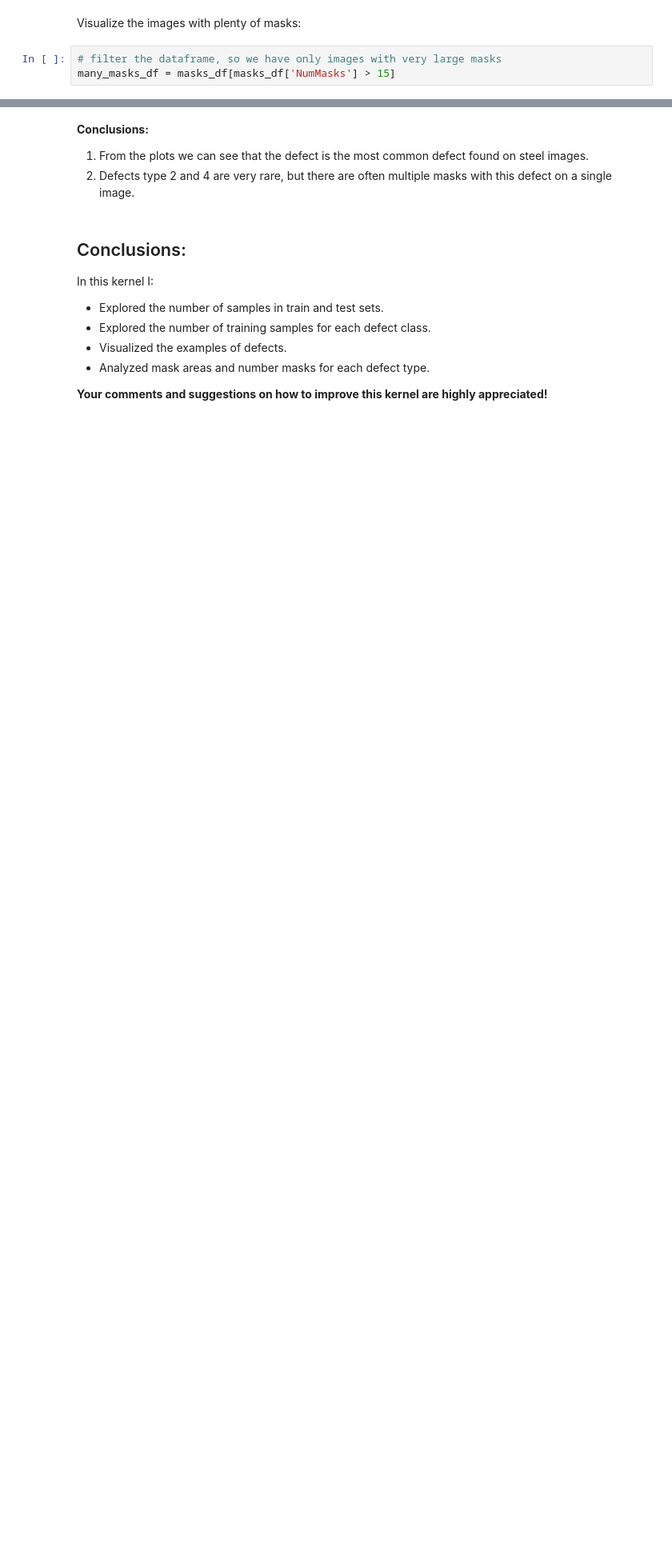
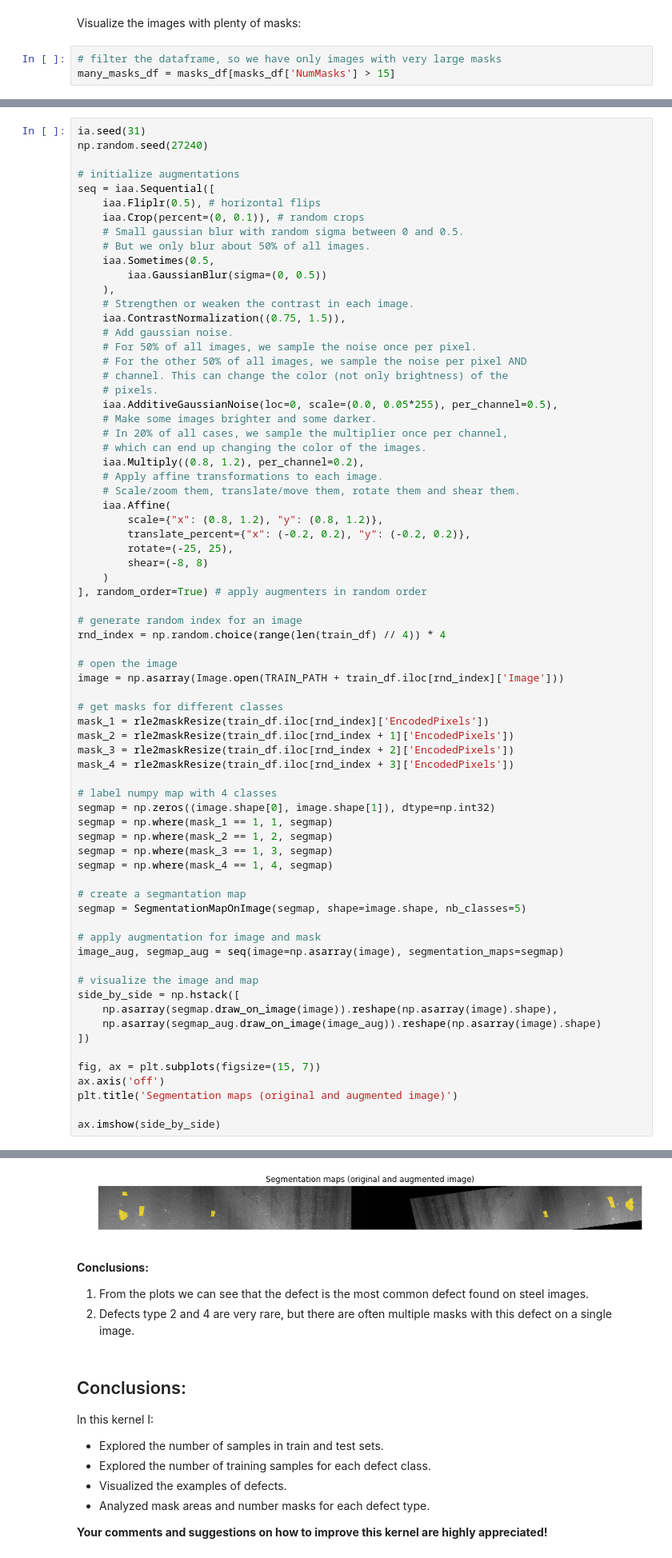
Before and after one commit to Lexie88rus/steel_defect_detection, a Jupyter notebook: steel-defect-detection-EDA.ipynb, the cells around one changed output, grey strips where cells are left out. Shown at 80% size. Saved outputs shown, nothing was run; the diff lists cells and outputs as text; blank space fills up the shorter version.

Commit message:
Updated the EDA: Added data augmentation examples with imgaug library.

```diff
--- a/steel-defect-detection-EDA.ipynb
+++ b/steel-defect-detection-EDA.ipynb
@@ -548,0 +553,72 @@ Comparing to the images with large area masks, I can say that in this competitio
+# %%
+ia.seed(31)
+np.random.seed(27240)
+
+# initialize augmentations
+seq = iaa.Sequential([
+    iaa.Fliplr(0.5), # horizontal flips
+    iaa.Crop(percent=(0, 0.1)), # random crops
+    # Small gaussian blur with random sigma between 0 and 0.5.
+    # But we only blur about 50% of all images.
+    iaa.Sometimes(0.5,
+        iaa.GaussianBlur(sigma=(0, 0.5))
+    ),
+    # Strengthen or weaken the contrast in each image.
+    iaa.ContrastNormalization((0.75, 1.5)),
+    # Add gaussian noise.
+    # For 50% of all images, we sample the noise once per pixel.
+    # For the other 50% of all images, we sample the noise per pixel AND
+    # channel. This can change the color (not only brightness) of the
+    # pixels.
+    iaa.AdditiveGaussianNoise(loc=0, scale=(0.0, 0.05*255), per_channel=0.5),
+    # Make some images brighter and some darker.
+    # In 20% of all cases, we sample the multiplier once per channel,
+    # which can end up changing the color of the images.
+    iaa.Multiply((0.8, 1.2), per_channel=0.2),
+    # Apply affine transformations to each image.
+    # Scale/zoom them, translate/move them, rotate them and shear them.
+    iaa.Affine(
+        scale={"x": (0.8, 1.2), "y": (0.8, 1.2)},
+        translate_percent={"x": (-0.2, 0.2), "y": (-0.2, 0.2)},
+        rotate=(-25, 25),
+        shear=(-8, 8)
+    )
+], random_order=True) # apply augmenters in random order
+
+# generate random index for an image
+rnd_index = np.random.choice(range(len(train_df) // 4)) * 4
+
+# open the image
+image = np.asarray(Image.open(TRAIN_PATH + train_df.iloc[rnd_index]['Image']))
+
+# get masks for different classes
+mask_1 = rle2maskResize(train_df.iloc[rnd_index]['EncodedPixels'])
+mask_2 = rle2maskResize(train_df.iloc[rnd_index + 1]['EncodedPixels'])
+mask_3 = rle2maskResize(train_df.iloc[rnd_index + 2]['EncodedPixels'])
+mask_4 = rle2maskResize(train_df.iloc[rnd_index + 3]['EncodedPixels'])
+
+# label numpy map with 4 classes
+segmap = np.zeros((image.shape[0], image.shape[1]), dtype=np.int32)
+segmap = np.where(mask_1 == 1, 1, segmap)
+segmap = np.where(mask_2 == 1, 2, segmap)
+segmap = np.where(mask_3 == 1, 3, segmap)
+segmap = np.where(mask_4 == 1, 4, segmap)
+
+# create a segmantation map
+segmap = SegmentationMapOnImage(segmap, shape=image.shape, nb_classes=5)
+
+# apply augmentation for image and mask
+image_aug, segmap_aug = seq(image=np.asarray(image), segmentation_maps=segmap)
+
+# visualize the image and map
+side_by_side = np.hstack([
+    np.asarray(segmap.draw_on_image(image)).reshape(np.asarray(image).shape),
+    np.asarray(segmap_aug.draw_on_image(image_aug)).reshape(np.asarray(image).shape)
+])
+
+fig, ax = plt.subplots(figsize=(15, 7))
+ax.axis('off')
+plt.title('Segmentation maps (original and augmented image)')
+
+ax.imshow(side_by_side)
+# %% [output]
@@ -549,3 +626,4 @@ Comparing to the images with large area masks, I can say that in this competitio
+[figure, added]
 # %% [markdown]
 **Conclusions:**
 1. From the plots we can see that the defect is the most common defect found on steel images.
```
Also changed, not shown: parts of 10 cells of this notebook.
